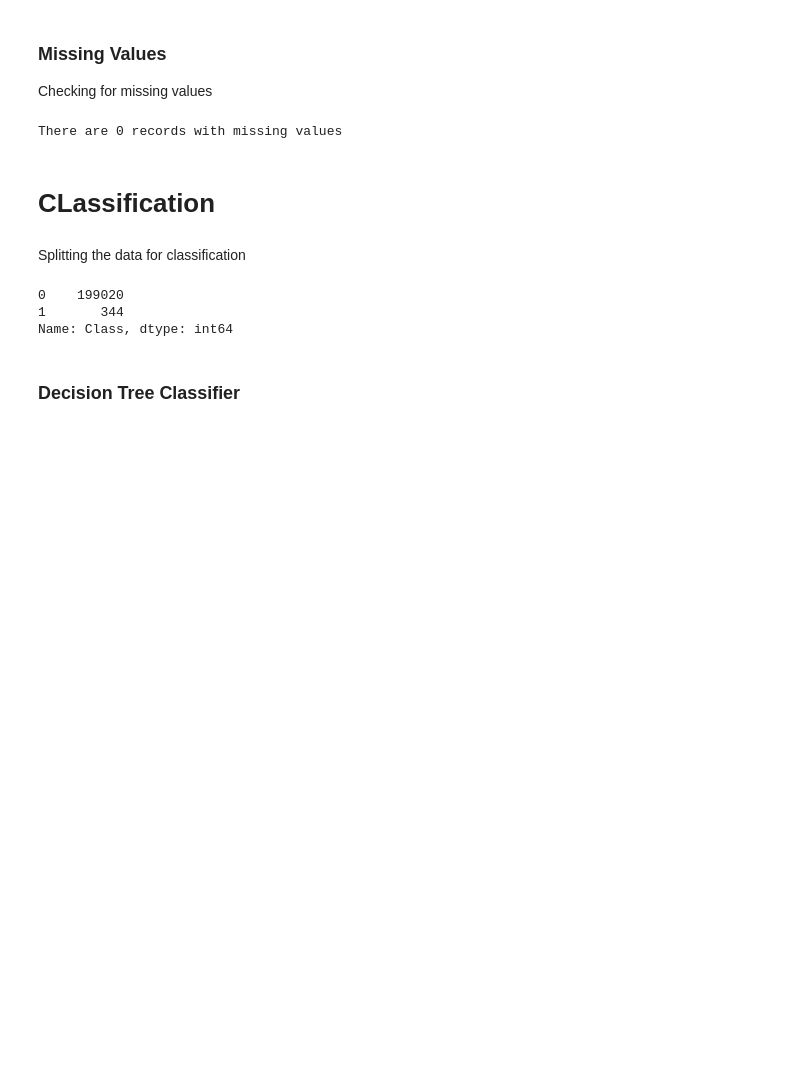
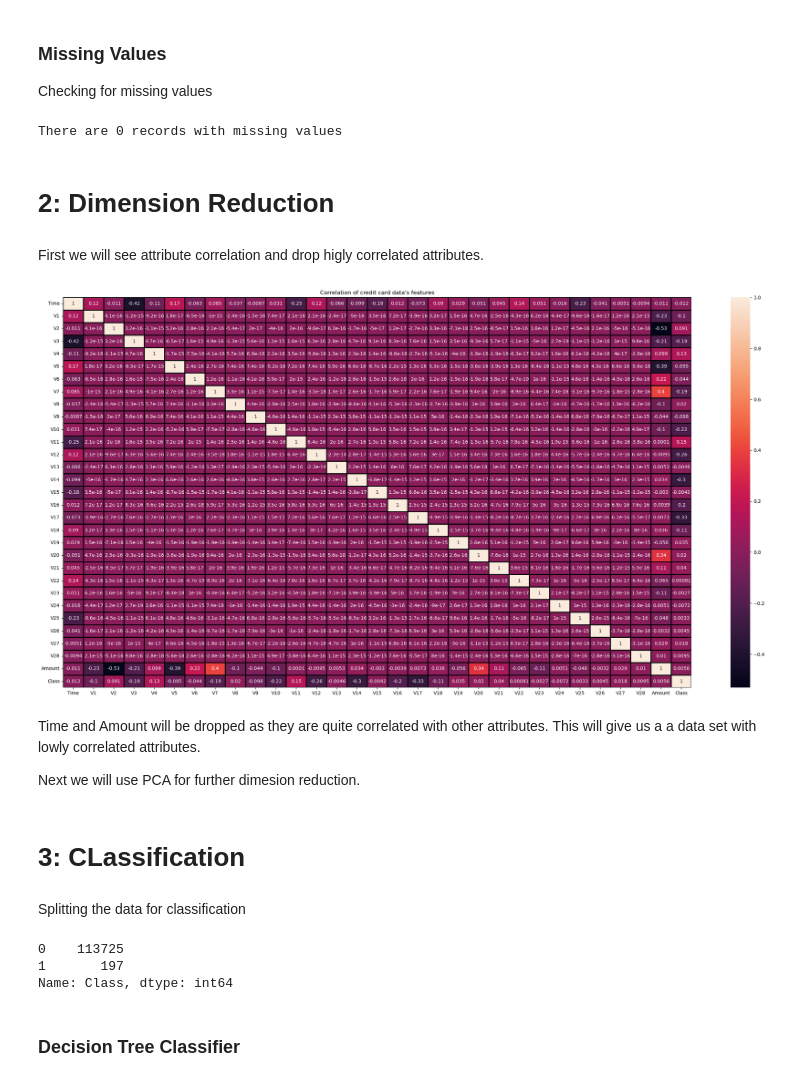
Before and after one commit to FahadKHAN-4/Credit-Card-Fraud-Detection, a Jupyter notebook: fraud-detection.ipynb, the cells around one changed output. Cells and saved outputs as stored; diff of their text form; code cells hidden in the pictures; blank space fills up the shorter version.

```diff
--- a/fraud-detection.ipynb
+++ b/fraud-detection.ipynb
@@ -68,3 +70,19 @@ Checking for missing values
 print('There are {} records with missing values'.format(sum(data.isnull().values.any(axis=1))))
 # %% [output]
 There are 0 records with missing values
+# %% [markdown]
+# 2: Dimension Reduction
+# %% [markdown]
+First we will see attribute correlation and drop higly correlated attributes.
+# %%
+data_correlation = data.corr()
+plt.figure(figsize = (30, 15))
+sns.heatmap(data_correlation, linecolor = 'black', linewidth = 1, annot = True)
+plt.title('Correlation of credit card data\'s features')
+plt.show()
+# %% [output]
+[figure, added]
+# %% [markdown]
+Time and Amount will be dropped as they are quite correlated with other attributes. This will give us a a data set with lowly correlated attributes.
+
+Next we will use PCA for further dimesion reduction.
@@ -71,17 +91,17 @@ There are 0 records with missing values
 # %% [markdown]
-# CLassification
+# 3: CLassification
 # %% [markdown]
 Splitting the data for classification
 # %%
-X = data.drop(['Time', 'Amount', 'Class'], axis=1)
+X = data.drop(['Class'], axis=1)
 y = data['Class']
 
-X_train, X_test, y_train, y_test = train_test_split(X, y, test_size= 0.3, random_state = 30, shuffle = True, stratify=y)
+X_train, X_test, y_train, y_test = train_test_split(X, y, test_size= 0.6, random_state = 30, shuffle = True, stratify=y)
 
 y_train.value_counts()
 # %% [output]
-0    199020
-1       344
+0    113725
+1       197
 Name: Class, dtype: int64
 # %% [markdown]
 ### Decision Tree Classifier
```
Also changed, not shown: parts of 9 cells of this notebook.
